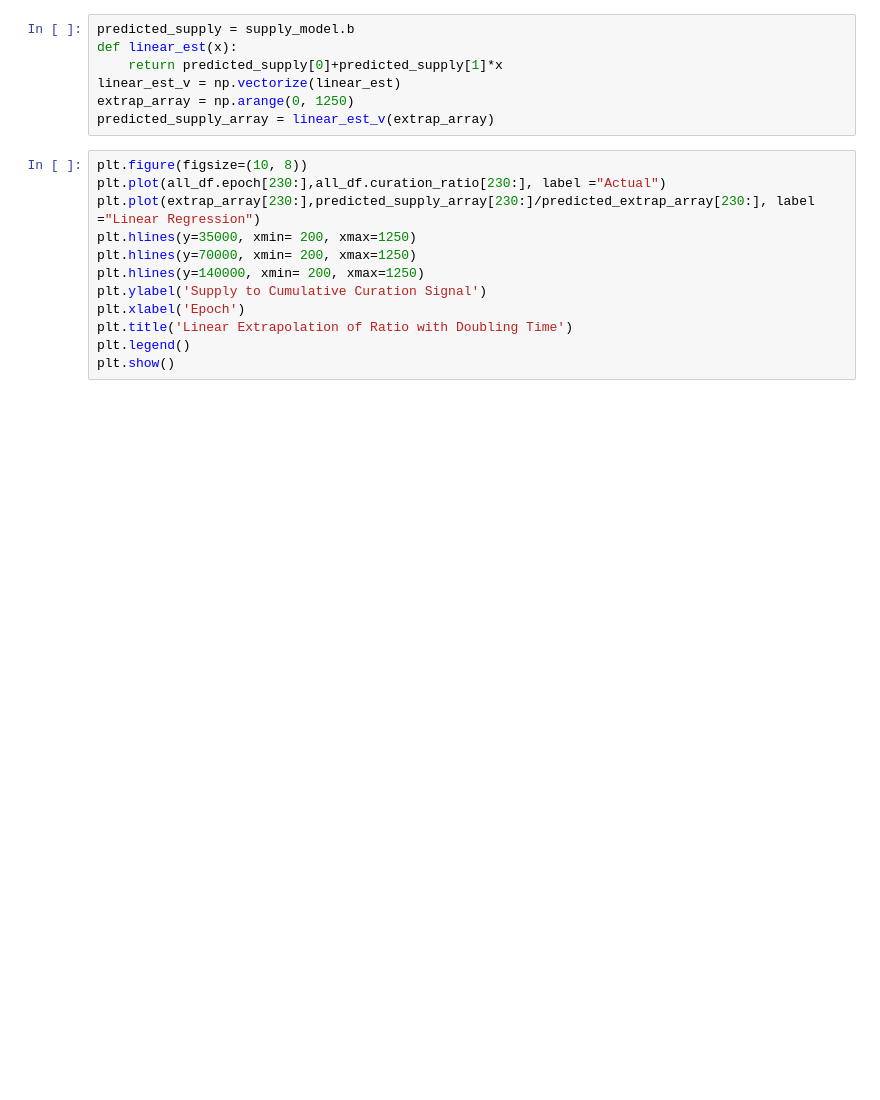
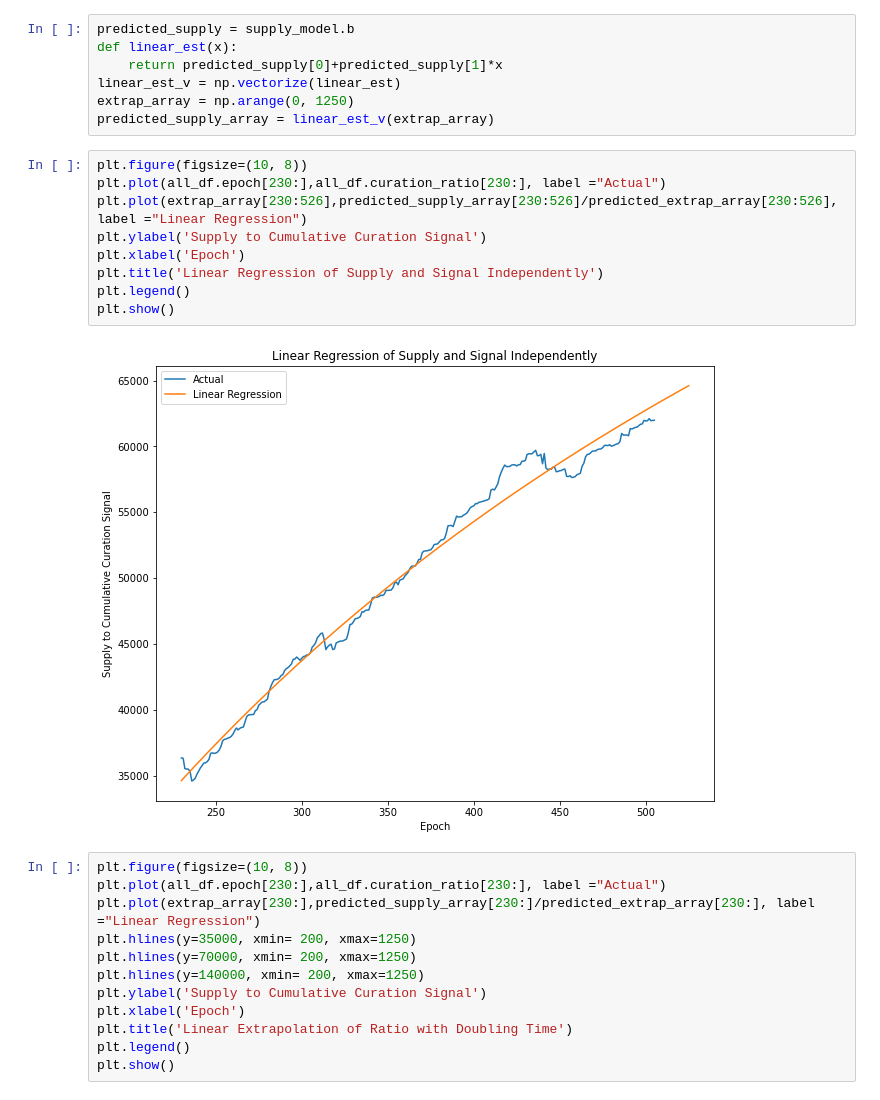
Before and after one commit to BlockScience/TheGraph, a Jupyter notebook: withhold_attack/curation_ratio_forecast.ipynb, the cells around one changed output. Saved outputs shown, nothing was run; the diff lists cells and outputs as text; blank space fills up the shorter version.

Commit message:
add an extrapolation

```diff
--- a/withhold_attack/curation_ratio_forecast.ipynb
+++ b/withhold_attack/curation_ratio_forecast.ipynb
@@ -589,6 +589,17 @@ def linear_est(x):
 linear_est_v = np.vectorize(linear_est)
 extrap_array = np.arange(0, 1250)
 predicted_supply_array = linear_est_v(extrap_array)
+# %%
+plt.figure(figsize=(10, 8))
+plt.plot(all_df.epoch[230:],all_df.curation_ratio[230:], label ="Actual")
+plt.plot(extrap_array[230:526],predicted_supply_array[230:526]/predicted_extrap_array[230:526], label ="Linear Regression")
+plt.ylabel('Supply to Cumulative Curation Signal')
+plt.xlabel('Epoch')
+plt.title('Linear Regression of Supply and Signal Independently')
+plt.legend()
+plt.show()
+# %% [output]
+[figure, added]
 # %%
 plt.figure(figsize=(10, 8))
 plt.plot(all_df.epoch[230:],all_df.curation_ratio[230:], label ="Actual")
```
